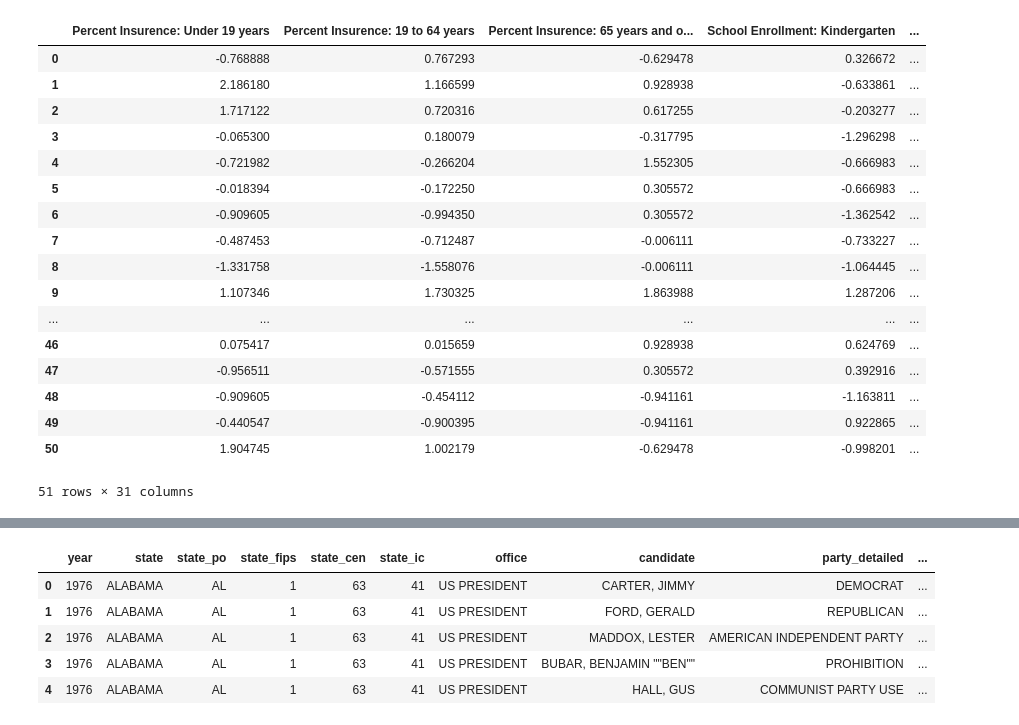
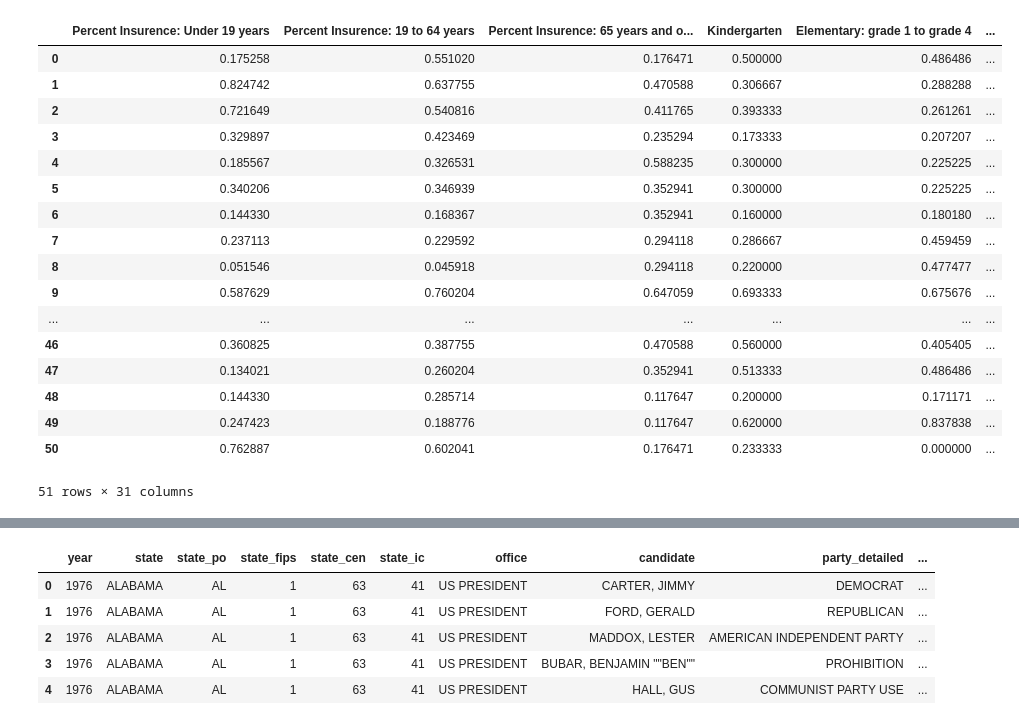
Before and after one commit to LuizNazareth/TrabalhoSAD, a Jupyter notebook: 2020/trabalho2020.ipynb, the cells around one changed output, grey strips where cells are left out. Cells and saved outputs as stored; diff of their text form; code cells hidden in the pictures.

Commit message:
Criando um modelo inicial e implementando o data aumentation e a seleção de colunas

```diff
--- a/2020/trabalho2020.ipynb
+++ b/2020/trabalho2020.ipynb
@@ -149,10 +150,6 @@ Index(['States', 'Percent Insurence: Under 19 years',
        'Percent below poverty level: Employed',
        'Percent below poverty level: Unemployed'],
       dtype='object')
-# %%
-# Converter as colunas de 'Income per Race' diretamente para floats
-cols_to_convert_directly = data2020.columns[data2020.columns.str.startswith('Income per Race')]
-data2020[cols_to_convert_directly] = data2020[cols_to_convert_directly].apply(pd.to_numeric, errors='coerce')
 # %%
 # Função para remover o símbolo '%' e converter em float
 def convert_percentage_to_float(value):
@@ -162,7 +159,7 @@ def convert_percentage_to_float(value):
 # %%
 ## colunas com float
 
-cols_to_convert_percentage = data2020.columns.difference(['States'] + list(cols_to_convert_directly))
+cols_to_convert_percentage = data2020.columns.difference(['States'])
 
 # Aplicar a função para converter percentuais em floats
 data2020[cols_to_convert_percentage] = data2020[cols_to_convert_percentage].applymap(convert_percentage_to_float)
@@ -200,32 +197,39 @@ data2020
 | 50 | Wyoming2020 | 0.089 | 0.156 | 0.004 | 0.098 | ... |
 51 rows × 31 columns
 # %%
-sc =StandardScaler()
+sc =MinMaxScaler()
 
-data_without_state = data2020.drop('States', axis=1)
+data_without_state = data2020.drop('States', axis=1).apply(lambda col: pd.to_numeric(col, errors='coerce'))
+
+for col in data_without_state.columns:
+    data_without_state[col] = data_without_state[col].fillna(data_without_state[col].median())
+    # data_without_state[col] = data_without_state[col].replace('-', data_without_state[col].median())
+    # data_without_state[col] = data_without_state[col].replace('N', data_without_state[col].median())
+
+states = data2020['States'].values
 
 scaled_data = sc.fit_transform(data_without_state)
 
 scaled_data = pd.DataFrame(scaled_data, columns=data_without_state.columns)
 
 scaled_data['States'] = data2020['States']
 scaled_data
 # %% [output]
-|  | Percent Insurence: Under 19 years | Percent Insurence: 19 to 64 years | Percent Insurence: 65 years and o... | School Enrollment: Kindergarten | ... |
-| 0 | -0.768888 | 0.767293 | -0.629478 | 0.326672 | ... |
-| 1 | 2.186180 | 1.166599 | 0.928938 | -0.633861 | ... |
-| 2 | 1.717122 | 0.720316 | 0.617255 | -0.203277 | ... |
-| 3 | -0.065300 | 0.180079 | -0.317795 | -1.296298 | ... |
-| 4 | -0.721982 | -0.266204 | 1.552305 | -0.666983 | ... |
-| 5 | -0.018394 | -0.172250 | 0.305572 | -0.666983 | ... |
-| 6 | -0.909605 | -0.994350 | 0.305572 | -1.362542 | ... |
-| 7 | -0.487453 | -0.712487 | -0.006111 | -0.733227 | ... |
-| 8 | -1.331758 | -1.558076 | -0.006111 | -1.064445 | ... |
-| 9 | 1.107346 | 1.730325 | 1.863988 | 1.287206 | ... |
-| ... | ... | ... | ... | ... | ... |
-| 46 | 0.075417 | 0.015659 | 0.928938 | 0.624769 | ... |
-| 47 | -0.956511 | -0.571555 | 0.305572 | 0.392916 | ... |
-| 48 | -0.909605 | -0.454112 | -0.941161 | -1.163811 | ... |
-| 49 | -0.440547 | -0.900395 | -0.941161 | 0.922865 | ... |
-| 50 | 1.904745 | 1.002179 | -0.629478 | -0.998201 | ... |
+|  | Percent Insurence: Under 19 years | Percent Insurence: 19 to 64 years | Percent Insurence: 65 years and o... | Kindergarten | Elementary: grade 1 to grade 4 | ... |
+| 0 | 0.175258 | 0.551020 | 0.176471 | 0.500000 | 0.486486 | ... |
+| 1 | 0.824742 | 0.637755 | 0.470588 | 0.306667 | 0.288288 | ... |
+| 2 | 0.721649 | 0.540816 | 0.411765 | 0.393333 | 0.261261 | ... |
+| 3 | 0.329897 | 0.423469 | 0.235294 | 0.173333 | 0.207207 | ... |
+| 4 | 0.185567 | 0.326531 | 0.588235 | 0.300000 | 0.225225 | ... |
+| 5 | 0.340206 | 0.346939 | 0.352941 | 0.300000 | 0.225225 | ... |
+| 6 | 0.144330 | 0.168367 | 0.352941 | 0.160000 | 0.180180 | ... |
+| 7 | 0.237113 | 0.229592 | 0.294118 | 0.286667 | 0.459459 | ... |
+| 8 | 0.051546 | 0.045918 | 0.294118 | 0.220000 | 0.477477 | ... |
+| 9 | 0.587629 | 0.760204 | 0.647059 | 0.693333 | 0.675676 | ... |
+| ... | ... | ... | ... | ... | ... | ... |
+| 46 | 0.360825 | 0.387755 | 0.470588 | 0.560000 | 0.405405 | ... |
+| 47 | 0.134021 | 0.260204 | 0.352941 | 0.513333 | 0.486486 | ... |
+| 48 | 0.144330 | 0.285714 | 0.117647 | 0.200000 | 0.171171 | ... |
+| 49 | 0.247423 | 0.188776 | 0.117647 | 0.620000 | 0.837838 | ... |
+| 50 | 0.762887 | 0.602041 | 0.176471 | 0.233333 | 0.000000 | ... |
 51 rows × 31 columns
```
Also changed, not shown: parts of 13 cells of this notebook, 23 other files.
